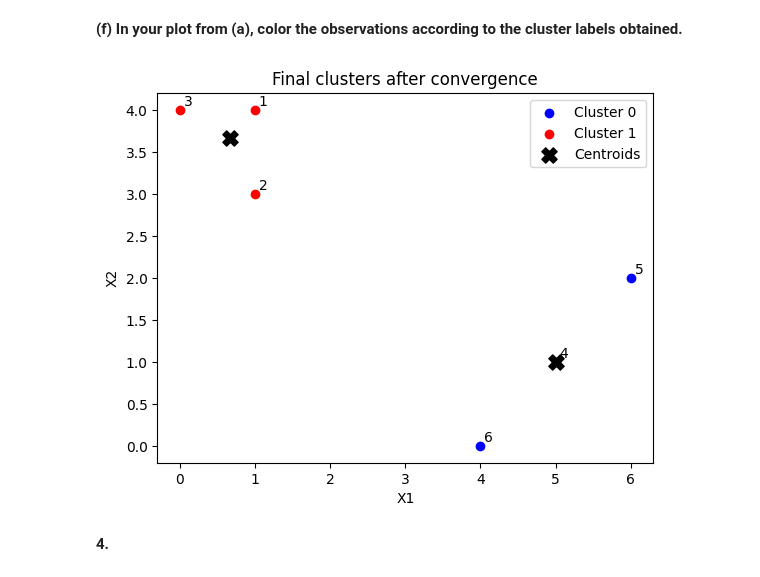
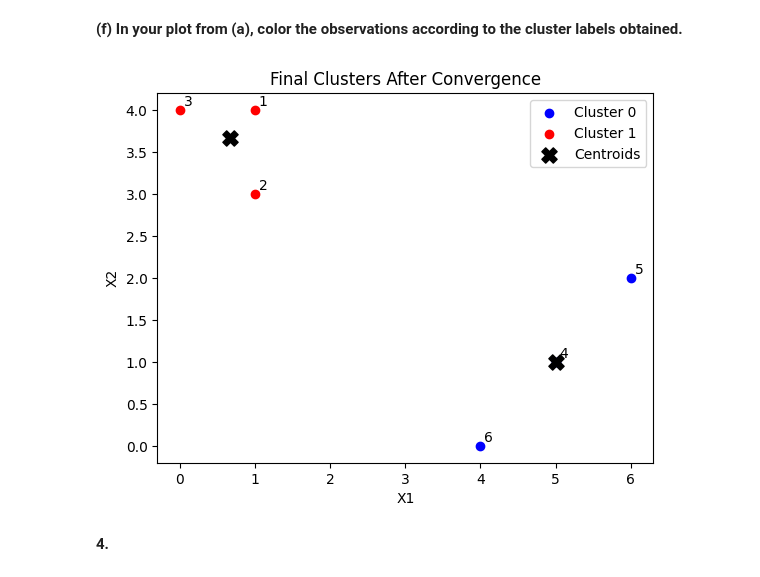
Before and after one commit to rachellecloutier/code_2600, a Jupyter notebook: homework3.ipynb, the cells around one changed output. Cells and saved outputs as stored; diff of their text form; code cells hidden in the pictures.

```diff
--- a/homework3.ipynb
+++ b/homework3.ipynb
@@ -307,14 +412,19 @@ plt.show()
 # %% [markdown]
 **(b) Randomly assign a cluster label to each observation. You can use the np.random.choice() function to do this. Report the cluster labels for each observation.**
 # %%
+#randomly assign initial cluster labels
 rng = np.random.default_rng(42)
 labels = rng.choice([0,1], size=len(points))
 print("Initial random labels:", labels)
-def compute_centroids(pts, lbls):
+
+#comput centroids for each label
+def compute_centroids(pts, labels):
     cents = []
     for c in [0,1]:
-        cents.append(pts[lbls == c].mean(axis=0))
+        cents.append(pts[labels == c].mean(axis=0))
     return np.array(cents)
+
+#assign each point to nearest centroid
 def assign_to_nearest(pts, cents):
     new = []
     for p in pts:
@@ -336,10 +447,12 @@ Initial centroids:
 # %% [markdown]
 **(d) Assign each observation to the centroid to which it is closest, in terms of Euclidean distance. Report the cluster labels for each observation.**
 # %%
+#reassign labels based on distance to initial centroids
 new_labels = assign_to_nearest(points, centroids)
+
 print("Reassigned labels (based on initial centroids):")
-for i, lbl in enumerate(new_labels, start=1):
- print(f"Observation {i} → cluster {lbl}")
+for i, label in enumerate(new_labels, start=1):
+    print(f"Observation {i} → cluster {label}")
 # %% [output]
 Reassigned labels (based on initial centroids):
 Observation 1 → cluster 1
@@ -372,17 +492,25 @@ Final centroids:
 **(f) In your plot from (a), color the observations according to the cluster labels obtained.**
 # %%
 plt.figure()
+
+#plot points by cluster label
 plt.scatter(points[labels==0,0], points[labels==0,1], color='blue', label="Cluster 0")
 plt.scatter(points[labels==1,0], points[labels==1,1], color='red',  label="Cluster 1")
+
+#label each point w/ index
 for i,(x,y) in enumerate(points, start=1):
-    plt.text(x+0.05, y+0.05, str(i))
+    plt.text(x + 0.05, y + 0.05, str(i))
+
+#plot centroid locations
 plt.scatter(centroids[:,0], centroids[:,1], color='black', marker='X', s=120, label="Centroids")
-plt.title("Final clusters after convergence")
-plt.xlabel("X1"); plt.ylabel("X2")
+
+plt.title("Final Clusters After Convergence")
+plt.xlabel("X1")
+plt.ylabel("X2")
 plt.legend()
 plt.show()
 # %% [output]
-[figure, old version]
+[figure, new version]
 # %% [markdown]
 **4.**
 # %%
```
Also changed, not shown: parts of 26 cells of this notebook.
